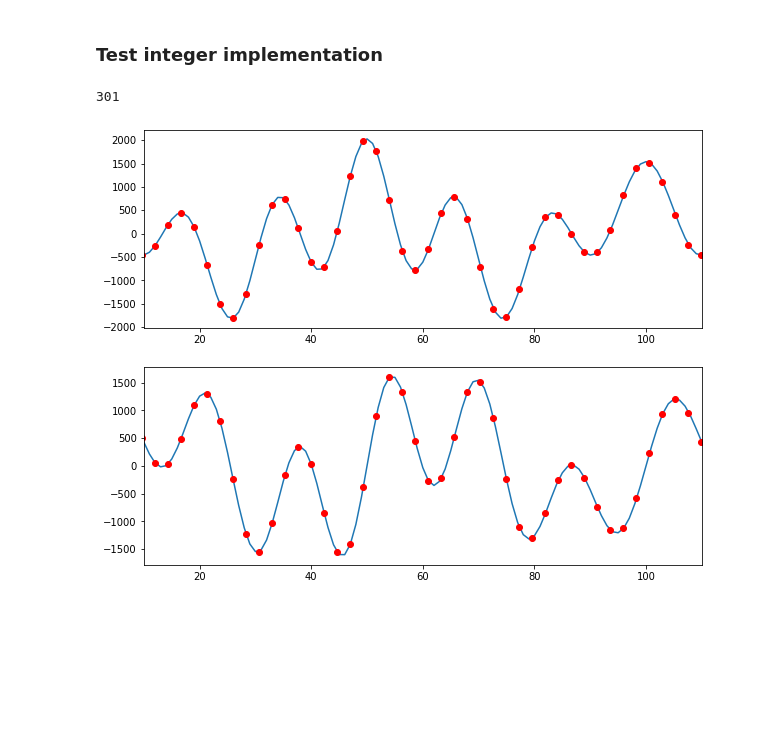
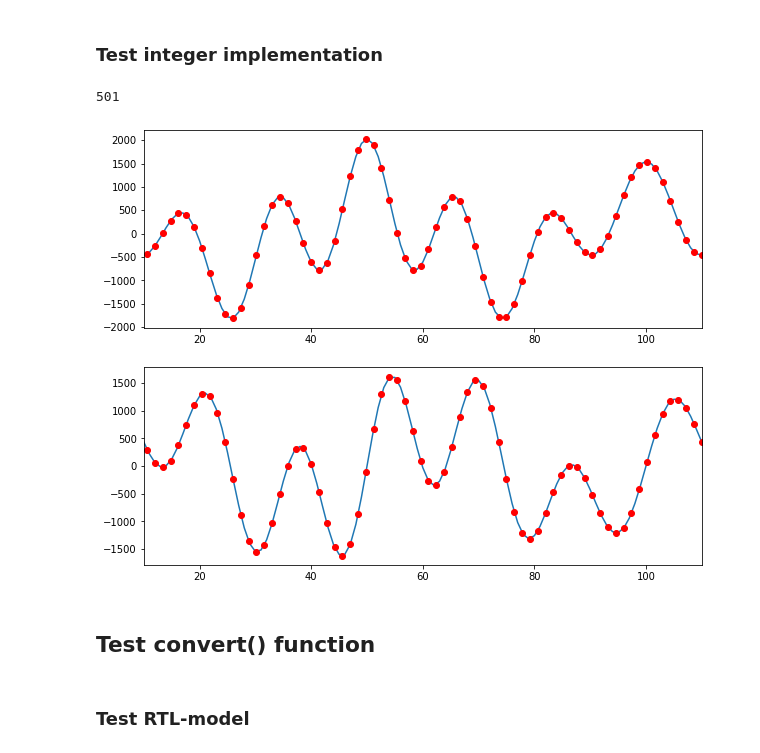
Before and after one commit to Hypotalamus/myBFSK, a Jupyter notebook: Resampler_dev.ipynb, the cells around one changed output. Drawn from its saved outputs; the diff is of its cells as text; code cells hidden in the pictures; blank space fills up the shorter version.

```diff
--- a/Resampler_dev.ipynb
+++ b/Resampler_dev.ipynb
@@ -5,5 +7,5 @@ import matplotlib.pyplot as plt
 # %%
-P = 3
+P = 5
 Q = 7
 resampl = P/Q
 N = 4096
@@ -188,8 +56,8 @@ print(len(sigRes))
 plt.subplots(figsize=(10, 8))
 plt.plot(sig);
 plt.plot(xRes, sigResRef, 'ro');
-delayTrial = 3.3 # ???
-delay = resampl*(taps//2) + delayTrial
-plt.plot(xRes - delay, sigRes[1:], 'g^');
+delayTrial = 1.9 # ???
+delay_ = resampl*(taps//2) + delayTrial
+plt.plot(xRes - delay_, sigRes[1:], 'g^');
 plt.xlim(0, 60);
 # %% [output]
@@ -211,13 +79,15 @@ plt.plot(freqs, spec);
 # %% [markdown]
 ### Test integer implementation
 # %%
-sig = ( np.exp(1j*2*np.pi*1/50*np.arange(Q*100)) + 1.2*np.exp(1j*2*np.pi*3/50*np.arange(Q*100)) -
-       .3*np.exp(1j*2*np.pi*3.5/50*np.arange(Q*100)) )
+f = 1/50
+sig = ( np.exp(1j*2*np.pi*f*np.arange(Q*100)) + 1.2*np.exp(1j*2*np.pi*3*f*np.arange(Q*100)) -
+       .3*np.exp(1j*2*np.pi*3.5*f*np.arange(Q*100)) )
+
 sigSc = 12
 sigNorm = .99 * sig / max(sig) * (2**(sigSc-1)-1) / (2**(sigSc-1))
 sigInt = np.round(sigNorm * 2**(sigSc-1))
 
-impl = ('int', 16)
+impl = ('int', (16, 30))
 res = Resampler(resampl, filt, N, dtype=complex, impl=impl)
 res.loadIntoBuffer(sigInt)
 val = 0
@@ -228,16 +98,18 @@ while val is not None:
         sigResInt = np.append(sigResInt, val)
 print(len(sigResInt))
 # %% [output]
-301
+501
 # %%
 plt.subplots(2, 1, figsize=(10, 8))
 plt.subplot(211)
 plt.plot(sigInt.real);
-plt.plot(xRes - delay, sigResInt[1:].real, 'ro');
+plt.plot(xRes - delay_, sigResInt[1:].real, 'ro');
 plt.xlim(10, 110);
 plt.subplot(212)
 plt.plot(sigInt.imag);
-plt.plot(xRes - delay, sigResInt[1:].imag, 'ro');
+plt.plot(xRes - delay_, sigResInt[1:].imag, 'ro');
 plt.xlim(10, 110);
 # %% [output]
-[figure, old version]
+[figure, new version]
+# %% [markdown]
+## Test convert() function
@@ -243,0 +127,2 @@ plt.xlim(10, 110);
+# %% [markdown]
+### Test RTL-model
```
Also changed, not shown: parts of 10 cells of this notebook, 3 other files.
